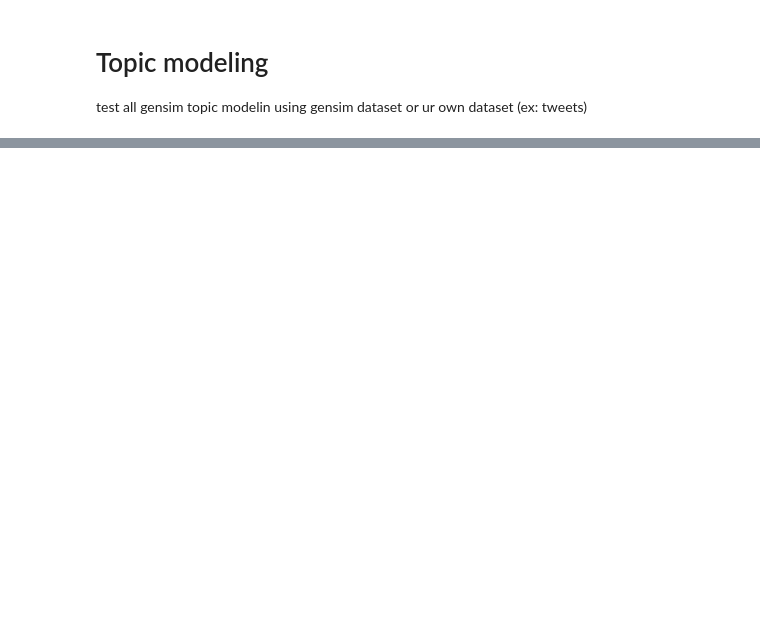
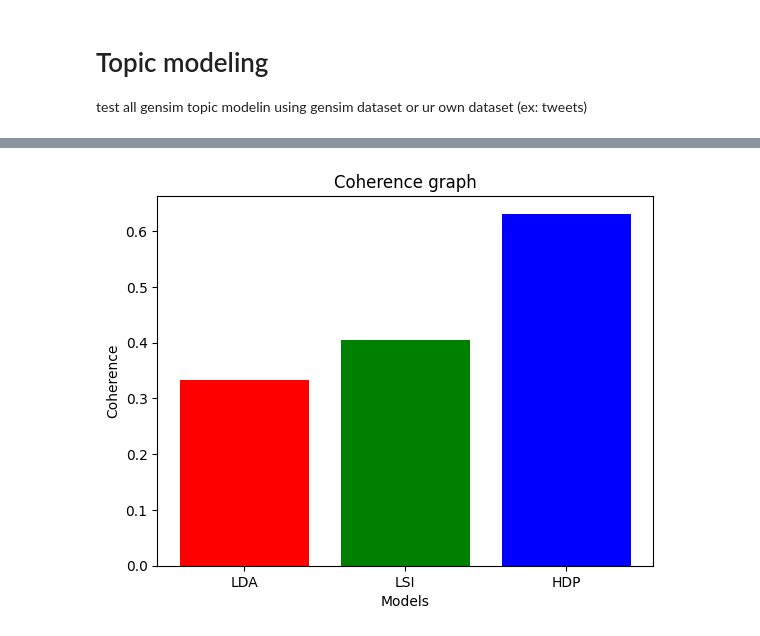
Before and after one commit to kcmki/TP-M2, a Jupyter notebook: TAL/TP5.ipynb, the cells around one changed output, grey strips where cells are left out. Saved outputs shown, nothing was run; the diff lists cells and outputs as text; code cells hidden in the pictures; blank space fills up the shorter version.

```diff
--- a/TAL/TP5.ipynb
+++ b/TAL/TP5.ipynb
@@ -16,0 +83,25 @@ test all gensim topic modelin using gensim dataset or ur own dataset (ex: tweets
+# %%
+text_data = pickle.load(open('text_data.pkl', 'rb'))
+
+# Create a dictionary
+dictionary = corpora.Dictionary(text_data)
+
+# Create a corpus
+corpus = [dictionary.doc2bow(text) for text in text_data]
+# %%
+# Train the LDA model
+lda_model = LdaModel(corpus, id2word=dictionary)
+Lsi_model = LsiModel(corpus, id2word=dictionary)
+Hdp_model = HdpModel(corpus, id2word=dictionary)
+# %%
+Ldacoher = CoherenceModel(model=lda_model, texts=text_data, dictionary=dictionary, coherence='c_v').get_coherence()
+Lsicoher = CoherenceModel(model=Lsi_model, texts=text_data, dictionary=dictionary, coherence='c_v').get_coherence()
+hdpcoher = CoherenceModel(model=Hdp_model, texts=text_data, dictionary=dictionary, coherence='c_v').get_coherence()
+# %%
+plt.bar(['LDA', 'LSI', 'HDP'], [Ldacoher, Lsicoher, hdpcoher],color=['red', 'green', 'blue'])
+plt.title('Coherence graph')
+plt.xlabel('Models')
+plt.ylabel('Coherence')
+plt.show()
+# %% [output]
+[figure, added]
```
Also changed, not shown: parts of 6 cells of this notebook, 2 other files.
